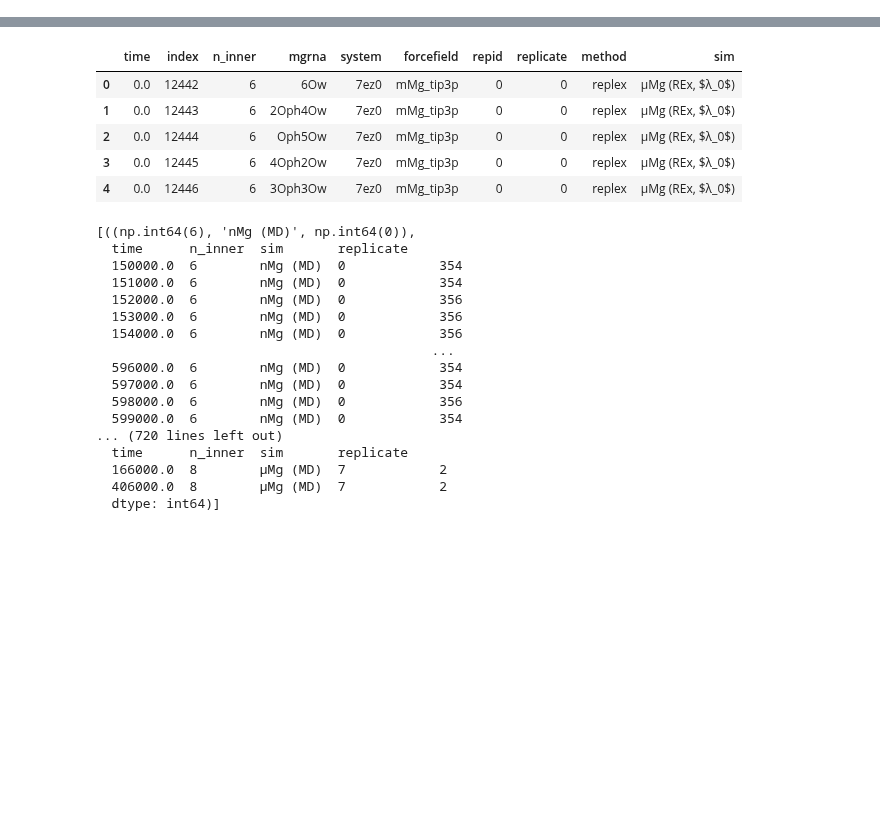
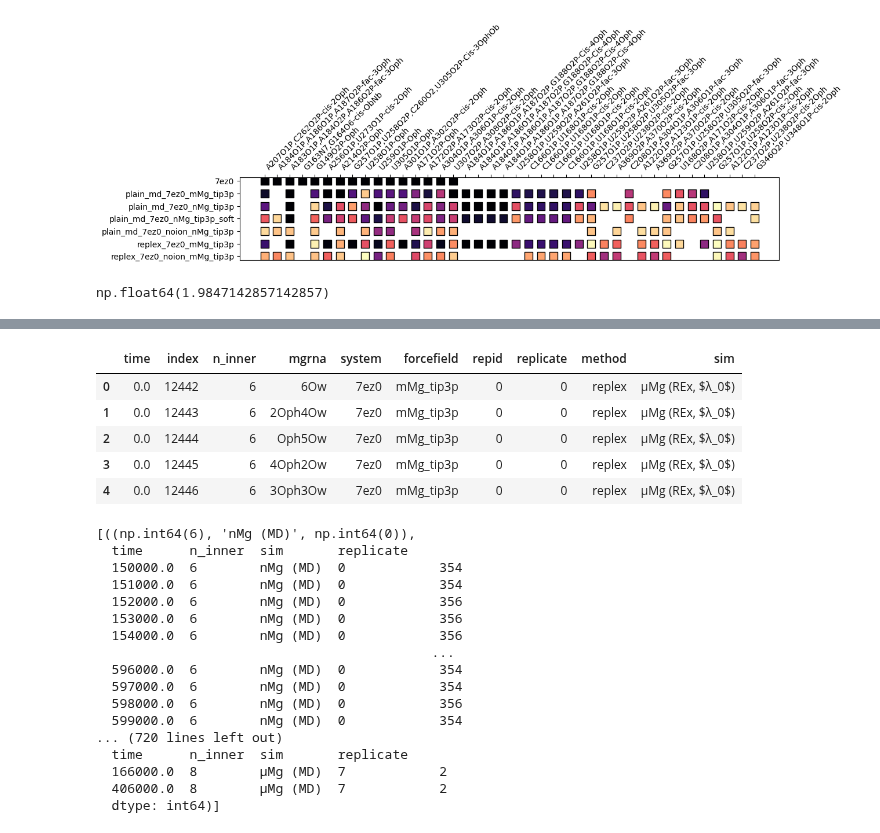
Before and after one commit to ollyfutur/mg_sampling, a Jupyter notebook: notebooks/06-Motifs.ipynb, the cells around one changed output, grey strips where cells are left out. Cells and saved outputs as stored; diff of their text form; code cells hidden in the pictures; blank space fills up the shorter version.

Commit message:
Motif analysis

```diff
--- a/notebooks/06-Motifs.ipynb
+++ b/notebooks/06-Motifs.ipynb
@@ -14,0 +235,5 @@ from mg_sampling.tools import bayesian_bootstrap
+# %%
+# Show the most interesting motifs:
+# First all PDB 7ez0 ones
+motifs_7ez0 = res.query('sim == "7ez0"').sort_values('inner_indices', key=lambda col: col.map(lambda x: x[0]))
+motifs_7ez0
@@ -14,0 +259,9 @@ from mg_sampling.tools import bayesian_bootstrap
+# %%
+
+# Then N motifs with highest ci.low
+N = 40 - len(motifs_7ez0)
+best_motifs = res.query('sim != "7ez0" and motif != "" and n_inner > 1').sort_values(by='ci', key=lambda col: col.map(lambda x: x[0]), ascending=False)['motif']
+best_N_motifs = best_motifs[~best_motifs.isin(motifs_7ez0)][:N]
+# %%
+motifs = pd.concat([motifs_7ez0, best_N_motifs])
+motifs
@@ -14,0 +306,6 @@ from mg_sampling.tools import bayesian_bootstrap
+# %%
+sorter = list(motifs)
+out = res.loc[res['motif'].isin(motifs)].copy()
+out['motif'] = out['motif'].astype('category')
+out = out.groupby(['motif', 'sim'], observed=False)['proba'].sum().unstack().loc[sorter].stack()
+out.loc[out == 0] = np.nan
@@ -14,0 +328,23 @@ from mg_sampling.tools import bayesian_bootstrap
+# %%
+fig, ax = plt.subplots(figsize=(12, 4))
+
+ax.scatter(
+    np.arange(len(motifs)).repeat(len(sims)),
+    np.tile(np.arange(len(sims)), len(motifs)),
+    c=out,
+    marker='s',
+    edgecolors='black',
+    s=100,
+    cmap='magma_r',
+)
+ax.invert_yaxis()
+ax.set_aspect(1)
+ax.set_yticks(np.arange(len(sims)), labels=sims)
+ax.set_xticks(np.arange(len(motifs)), labels=motifs, rotation=45, ha='left')
+ax.tick_params(top=True, labeltop=True, bottom=False, labelbottom=False)
+# %% [output]
+[figure, added]
+# %%
+out.max()
+# %% [output]
+np.float64(1.9847142857142857)
```
Also changed, not shown: parts of 18 cells of this notebook, 7 other files.
